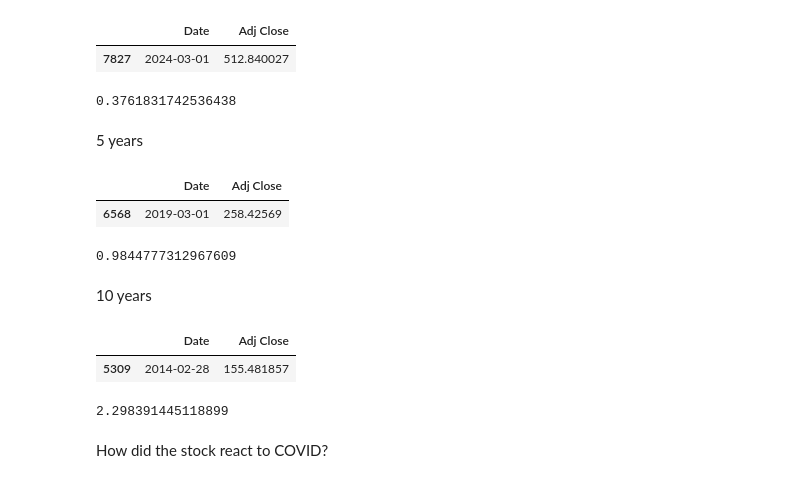
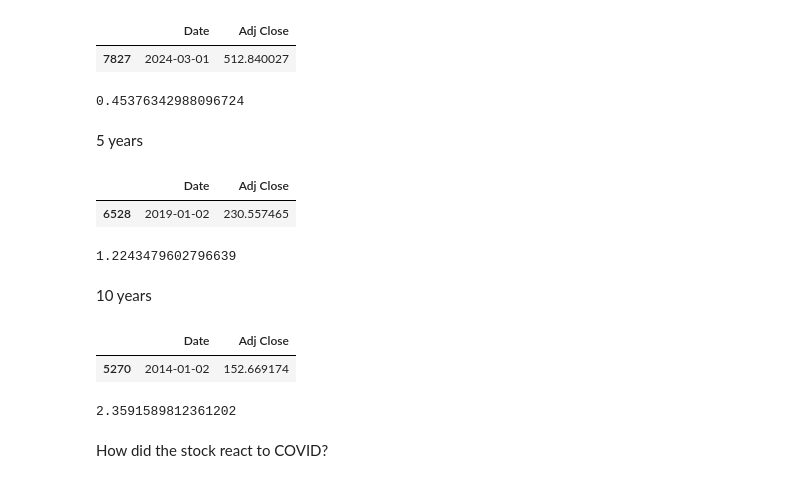
Before and after one commit to rushichokshi/Investment-Analysis, a Jupyter notebook: notebooks/spy.ipynb, the cells around one changed output. Drawn from its saved outputs; the diff is of its cells as text; code cells hidden in the pictures.

```diff
--- a/notebooks/spy.ipynb
+++ b/notebooks/spy.ipynb
@@ -94,32 +94,32 @@ spy[spy['Date']=='2024-03-01']
 # %% [output]
 |  | Date | Adj Close |
 | 7827 | 2024-03-01 | 512.840027 |
-# %%
-(512.840027-372.6539)/372.6539
-# %% [output]
-0.3761831742536438
+# %%
+(512.840027-352.767181)/352.767181
+# %% [output]
+0.45376342988096724
 # %% [markdown]
 5 years
 # %%
-spy[spy['Date']=='2019-03-01']
+spy[spy['Date']=='2019-01-02']
 # %% [output]
 |  | Date | Adj Close |
-| 6568 | 2019-03-01 | 258.42569 |
+| 6528 | 2019-01-02 | 230.557465 |
-# %%
-(512.840027-258.42569)/258.42569
-# %% [output]
-0.9844777312967609
+# %%
+(512.840027-230.557465)/230.557465
+# %% [output]
+1.2243479602796639
 # %% [markdown]
 10 years
 # %%
-spy[spy['Date']=='2014-02-28']
+spy[spy['Date']=='2014-01-02']
 # %% [output]
 |  | Date | Adj Close |
-| 5309 | 2014-02-28 | 155.481857 |
+| 5270 | 2014-01-02 | 152.669174 |
-# %%
-(512.840027-155.481857)/155.481857
-# %% [output]
-2.298391445118899
+# %%
+(512.840027-152.669174)/152.669174
+# %% [output]
+2.3591589812361202
 # %%
 ########################################################################################################
 # %% [markdown]
```
Also changed, not shown: parts of 15 cells of this notebook, 2 other files.
